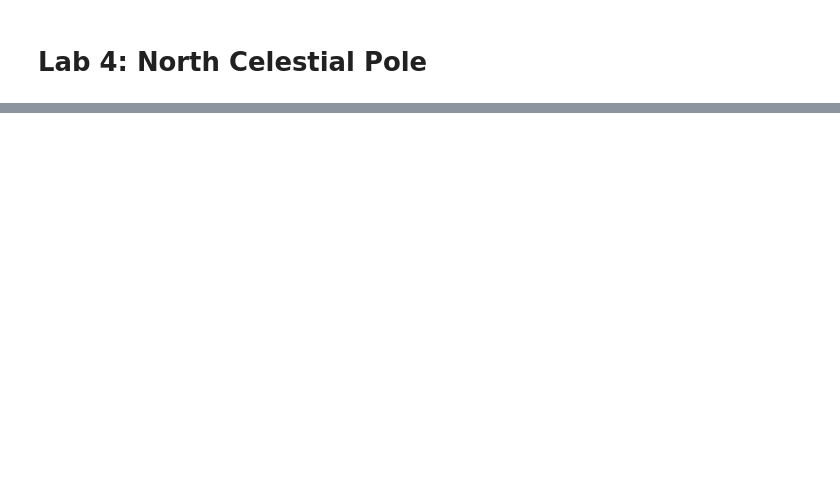
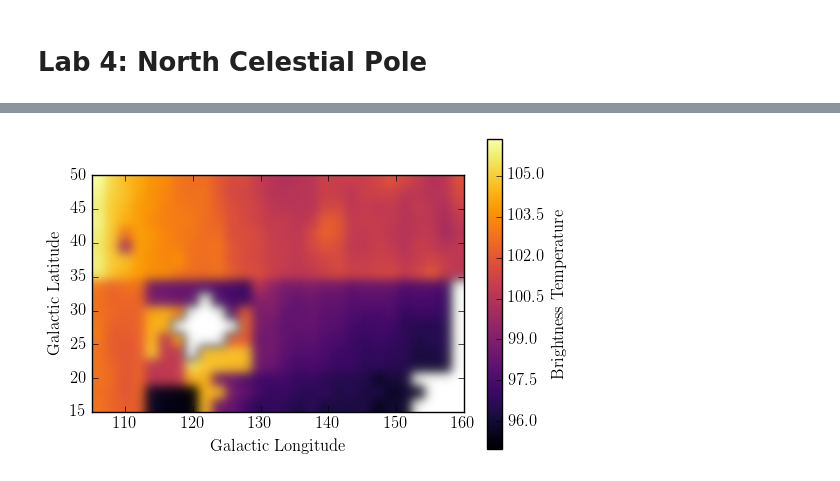
Before and after one commit to gracefujii/Astro-121, a Jupyter notebook: Lab 4 - North Celestial Pole.ipynb, the cells around one changed output, grey strips where cells are left out. Saved outputs shown, nothing was run; the diff lists cells and outputs as text; code cells hidden in the pictures; blank space fills up the shorter version.

```diff
--- a/Lab 4 - North Celestial Pole.ipynb
+++ b/Lab 4 - North Celestial Pole.ipynb
@@ -80,0 +181,44 @@ plt.show()
+# %%
+missing_l = [119, 121, 121, 121, 121, 123, 123, 123, 123, 125, 125, 125, 127]
+l_ = [data[0], missing_l]
+longitude = np.array(list(chain.from_iterable(l_)))
+
+missing_b = [ 27,  23, 25,  27,  29,  25,  27,  29,  31,  25,  27,  29,  27]
+b_ = [data[1], missing_b]
+latitude = np.array(list(chain.from_iterable(b_)))
+
+missing_data = np.empty(((len(missing_l))))
+missing_data[:] = np.nan
+d_ = [avg_data, missing_data]
+data_ = np.array(list(chain.from_iterable(d_)))
+# %%
+sorted_indices = np.argsort(longitude) # sorted longitude indices
+
+sorted_data = [[], [], []] # sorted data based on longitude
+
+for i in range(len(sorted_indices)):
+    sorted_data[0].append(longitude[sorted_indices[i]])
+    sorted_data[1].append(latitude[sorted_indices[i]])
+    sorted_data[2].append(data_[sorted_indices[i]])
+# %%
+data_mod = [[], [], [], [], [], [], [], [], [], [], [], [], [], [], [], [], [], []]
+# avg power grouped by latitude, ordered by longitude
+
+for k in range(18):
+    for i in range(len(sorted_data[1])):
+        if sorted_data[1][i] > (14 + 2*k) and sorted_data[1][i] < (16 + 2*k):
+            data_mod[k].append(sorted_data[2][i])
+# %%
+for i in range(len(data_mod)):
+    while len(data_mod[i]) < 28:
+        data_mod[i].append(np.nan)
+# %%
+plt.figure()
+plt.imshow(np.array(data_mod), cmap='inferno', interpolation='gaussian', aspect='equal', extent=[105,160,15,50], origin='lower')
+cbar = plt.colorbar()
+cbar.set_label('Brightness Temperature')
+plt.xlabel('Galactic Longitude')
+plt.ylabel('Galactic Latitude')
+plt.show()
+# %% [output]
+[figure, added]
```
Also changed, not shown: parts of 29 cells of this notebook, 3 other files.
